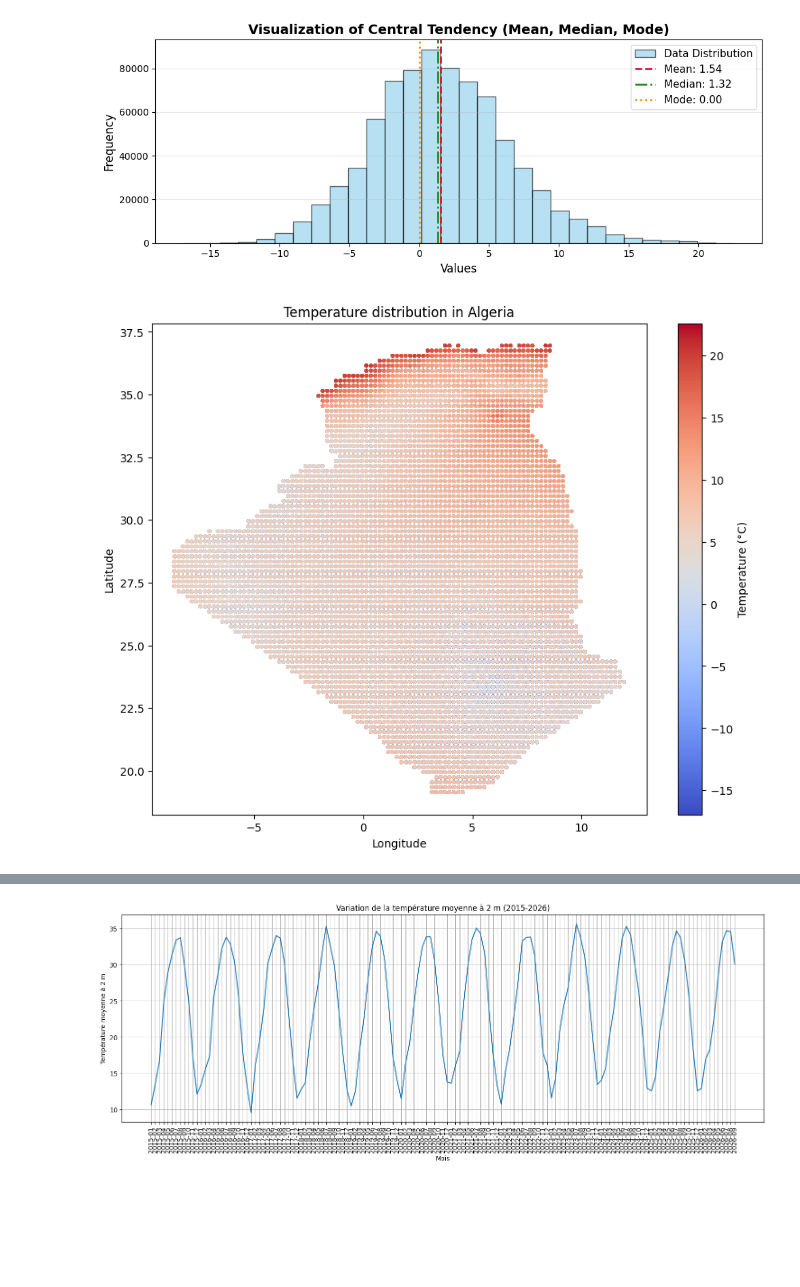
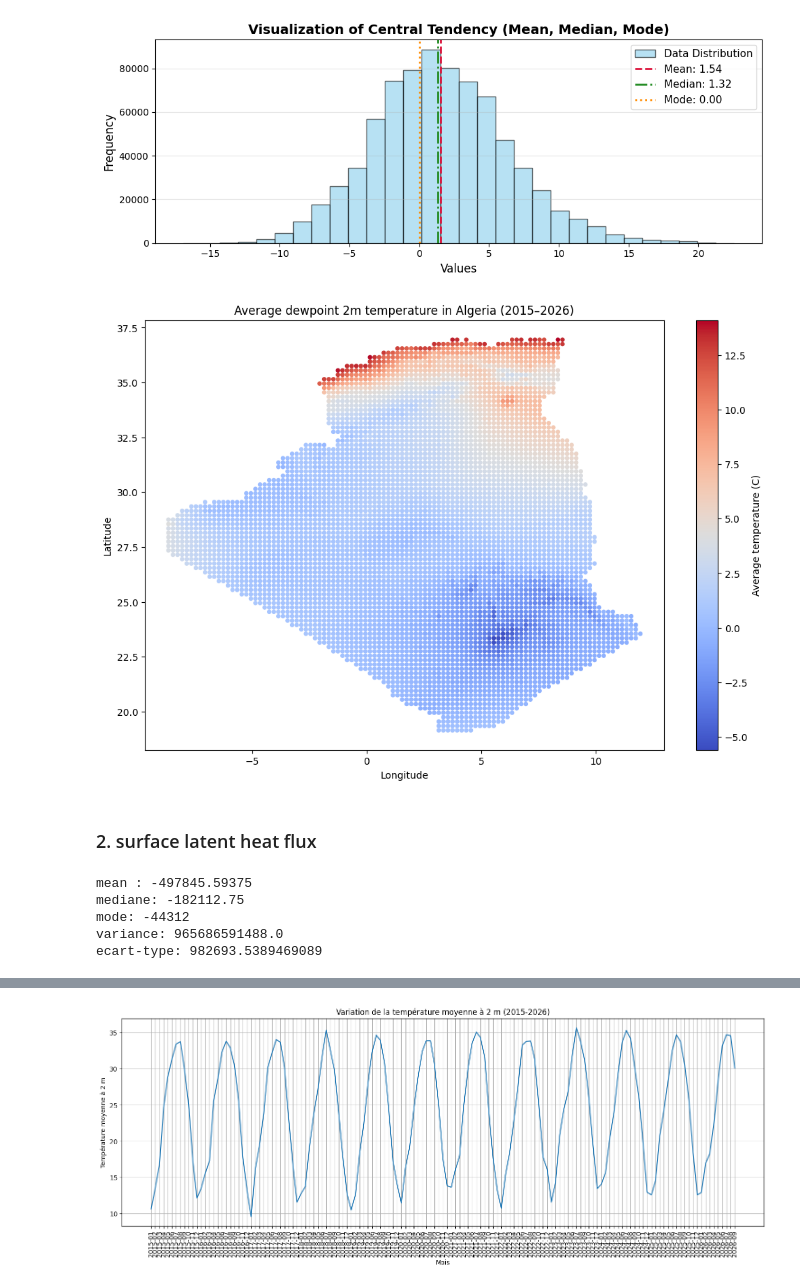
Before and after one commit to asmazemirline/Algeria-Climate-Data-Mining, a Jupyter notebook: data_mining.ipynb, the cells around one changed output, grey strips where cells are left out. Cells and saved outputs as stored; diff of their text form; code cells hidden in the pictures; blank space fills up the shorter version.

```diff
--- a/data_mining.ipynb
+++ b/data_mining.ipynb
@@ -142,21 +142,60 @@ plt.show()
 # %%
 
 
-plt.figure(figsize=(10, 8))
+mean_temp = df.groupby(
+    ['latitude', 'longitude']
+)['d2m'].mean().reset_index()
+
+
+plt.figure(figsize=(12, 8))
 
 plt.scatter(
-    df['longitude'],
-    df['latitude'],
-    c=df['d2m'],
+    mean_temp['longitude'],
+    mean_temp['latitude'],
+    c=mean_temp['d2m'],
     cmap='coolwarm',
-    s=5
+    s=13
 )
 
-plt.colorbar(label='Temperature (°C)')
+plt.colorbar(label='Average temperature (C)')
 plt.xlabel('Longitude')
 plt.ylabel('Latitude')
-plt.title('Temperature distribution in Algeria')
-
+plt.title('Average dewpoint 2m temperature in Algeria (2015–2026)')
 plt.show()
 # %% [output]
-[figure, old version]
+[figure, new version]
+# %% [markdown]
+### 2. surface latent heat flux
+# %%
+
+df_sorted = df['slhf'].sort_values()
+
+
+#mean
+slhf_mean = df_sorted.mean()
+
+#mediane
+slhf_mediane = mediane(df_sorted,mediane_pos)
+
+
+#mode
+slhf_mode = mode(df_sorted)
+
+#variance
+slhf_variance = df_sorted.var(ddof=0)
+
+#ecart-type
+slhf_ecart_type = math.sqrt(slhf_variance)
+
+
+print(f"mean : {slhf_mean}")
+print(f"mediane: {slhf_mediane}")
+print(f"mode: {slhf_mode}")
+print(f"variance: {slhf_variance}")
+print(f"ecart-type: {slhf_ecart_type}")
+# %% [output]
+mean : -497845.59375
+mediane: -182112.75
+mode: -44312
+variance: 965686591488.0
+ecart-type: 982693.5389469089
```
Also changed, not shown: parts of 12 cells of this notebook.
